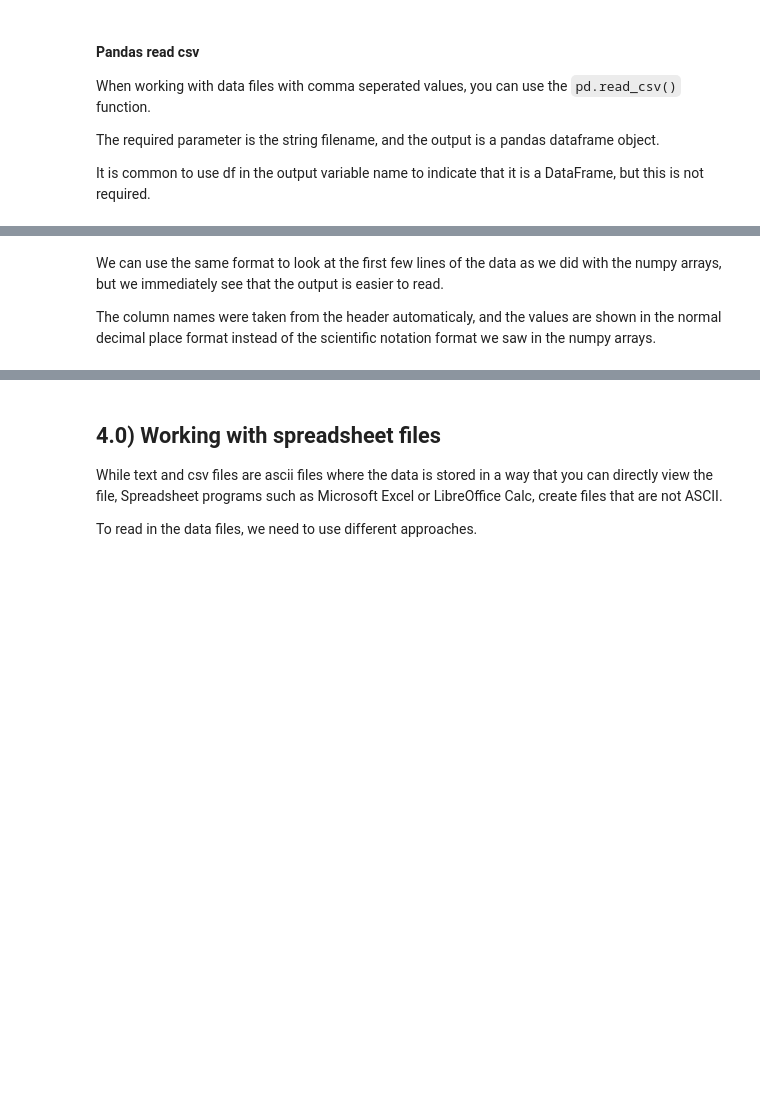
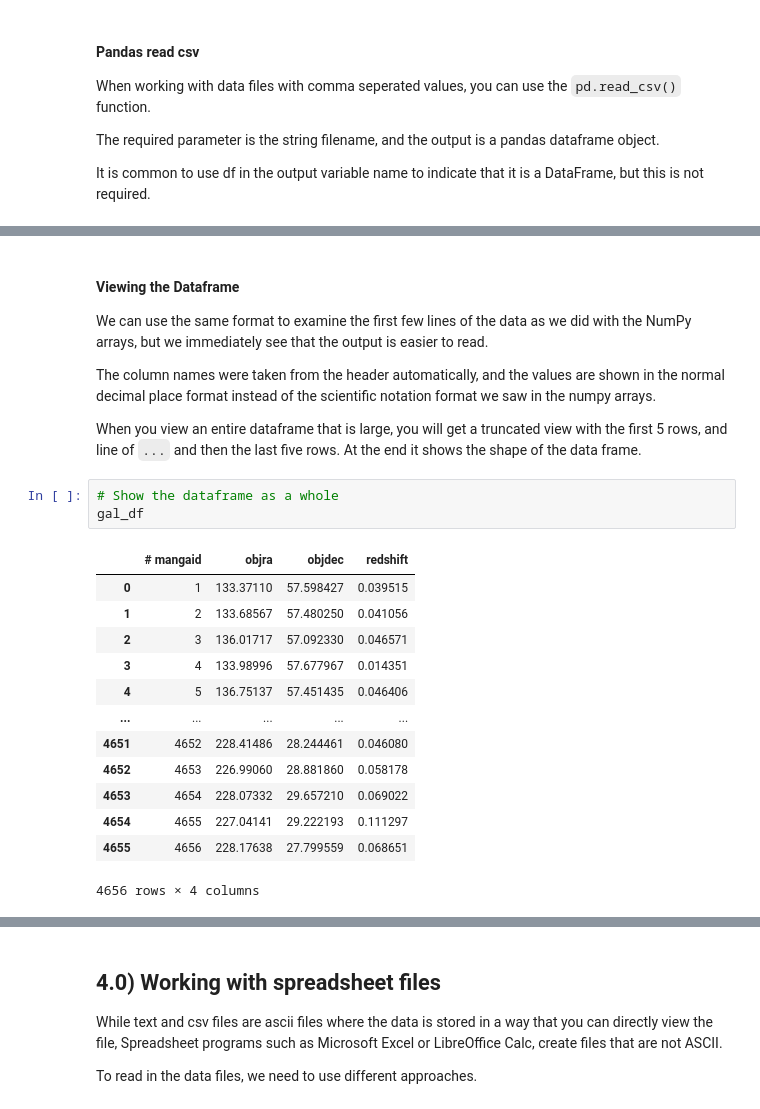
Before and after one commit to drjenncash/SCSU-PAARE-python-intro-tutorials, a Jupyter notebook: Tutorial07_BasicDataFiles.ipynb, the cells around one changed output, grey strips where cells are left out. Saved outputs shown, nothing was run; the diff lists cells and outputs as text; blank space fills up the shorter version.

Commit message:
Update Tutorial07_BasicDataFiles.ipynb
Revised descriptions of extracting columns and added exercise 3

```diff
--- a/Tutorial07_BasicDataFiles.ipynb
+++ b/Tutorial07_BasicDataFiles.ipynb
@@ -474,5 +527,25 @@ type(gal_df)
 # %% [markdown]
-We can use the same format to look at the first few lines of the data as we did with the numpy arrays, but we immediately see that the output is easier to read.
+#### Viewing the Dataframe
+We can use the same format to examine the first few lines of the data as we did with the NumPy arrays, but we immediately see that the output is easier to read.
 
-The column names were taken from the header automaticaly, and the values are shown in the normal decimal place format instead of the scientific notation format we saw in the numpy arrays.
+The column names were taken from the header automatically, and the values are shown in the normal decimal place format instead of the scientific notation format we saw in the numpy arrays.
+
+When you view an entire dataframe that is large, you will get a truncated view with the first 5 rows, and line of `...` and then the last five rows. At the end it shows the shape of the data frame.
+# %%
+# Show the dataframe as a whole
+gal_df
+# %% [output]
+|  | # mangaid | objra | objdec | redshift |
+| 0 | 1 | 133.37110 | 57.598427 | 0.039515 |
+| 1 | 2 | 133.68567 | 57.480250 | 0.041056 |
+| 2 | 3 | 136.01717 | 57.092330 | 0.046571 |
+| 3 | 4 | 133.98996 | 57.677967 | 0.014351 |
+| 4 | 5 | 136.75137 | 57.451435 | 0.046406 |
+| ... | ... | ... | ... | ... |
+| 4651 | 4652 | 228.41486 | 28.244461 | 0.046080 |
+| 4652 | 4653 | 226.99060 | 28.881860 | 0.058178 |
+| 4653 | 4654 | 228.07332 | 29.657210 | 0.069022 |
+| 4654 | 4655 | 227.04141 | 29.222193 | 0.111297 |
+| 4655 | 4656 | 228.17638 | 27.799559 | 0.068651 |
+4656 rows × 4 columns
 # %%
```
Also changed, not shown: parts of 25 cells of this notebook.
